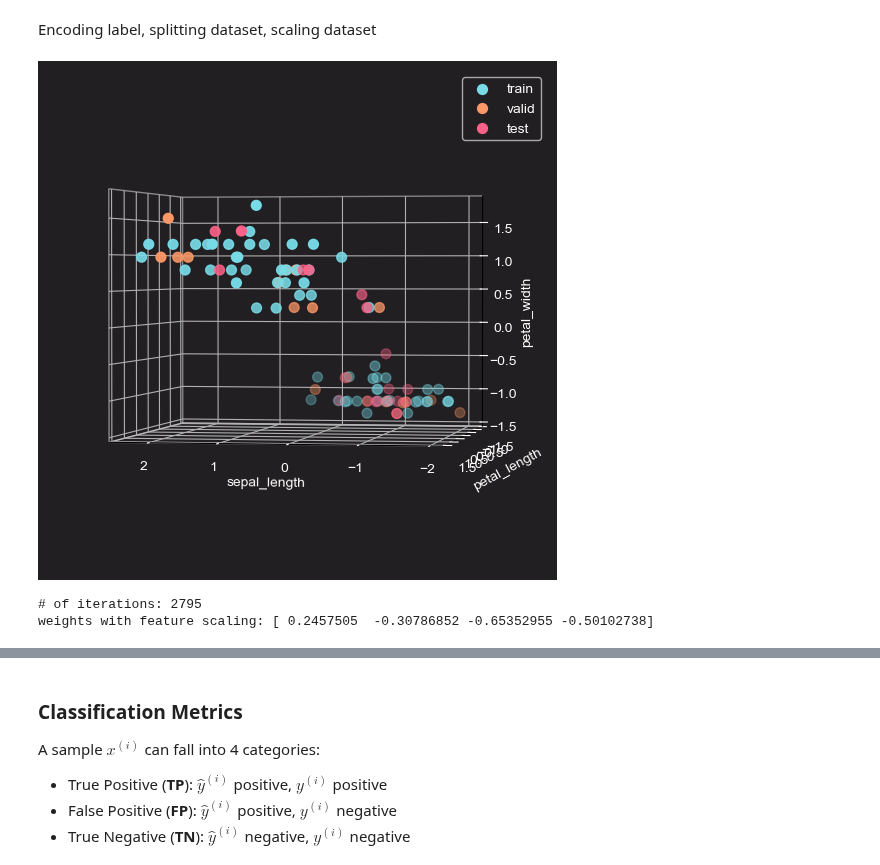
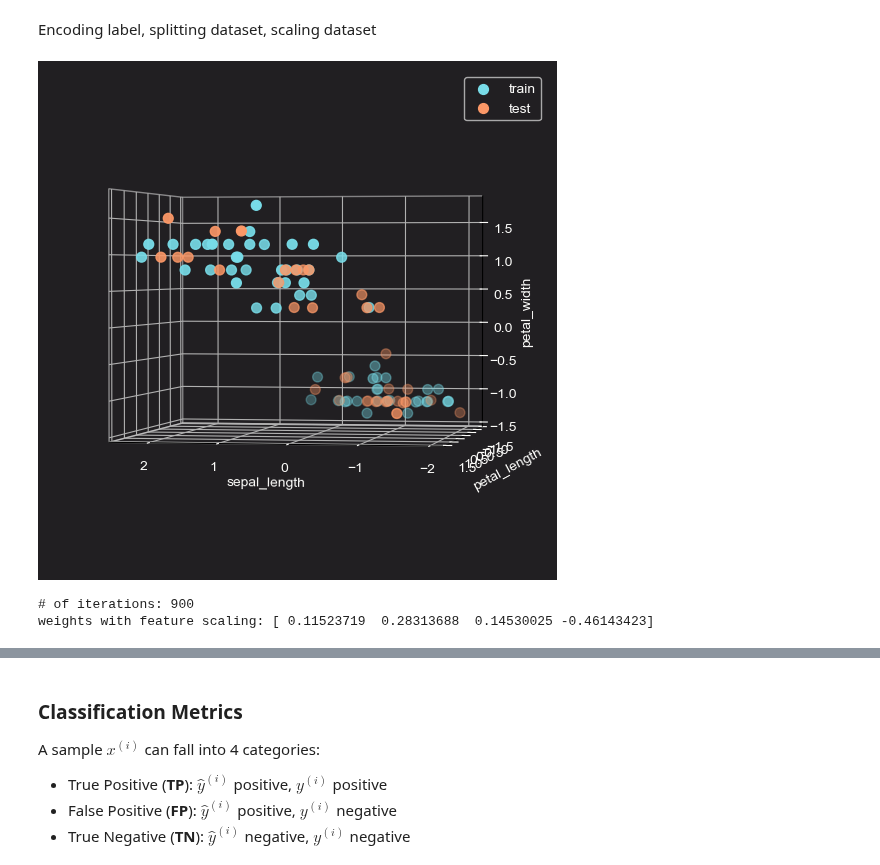
Before and after one commit to jakecreate/machine-learning-from-scratch, a Jupyter notebook: notebooks/1_fundamentals_of_supervised_learning.ipynb, the cells around one changed output, grey strips where cells are left out. Cells and saved outputs as stored; diff of their text form; code cells hidden in the pictures.

```diff
--- a/notebooks/1_fundamentals_of_supervised_learning.ipynb
+++ b/notebooks/1_fundamentals_of_supervised_learning.ipynb
@@ -743,53 +743,52 @@ Encoding label, splitting dataset, scaling dataset
 # %%
 y = np.where(y == 'Iris-setosa', 1, 0)
 np.random.seed(SEED-2)
-X_train, y_train, _X, _y = train_test_split(X, y, 0.6)
-X_valid, y_valid, X_test, y_test = train_test_split(_X, _y, 0.5)
+X_train, y_train, X_test, y_test = train_test_split(X, y, 0.6)
 
 scaler = StandardScaler(X_train)
 X_train_scaled = scaler.scale(X_train)
-X_valid_scaled = scaler.scale(X_valid)
 X_test_scaled = scaler.scale(X_test)
 # %%
 
 fig = plt.figure(figsize=(7, 5))
 ax = fig.add_subplot(projection='3d')
 
-X_scaled_list = [X_train_scaled, X_valid_scaled, X_test_scaled]
-y_list = [y_train, y_valid, y_test]
+X_scaled_list = [X_train_scaled, X_test_scaled]
+y_list = [y_train, y_test]
 axis_list = [ax.xaxis, ax.yaxis, ax.zaxis]
 
-name_list = ['train', 'valid', 'test']
+name_list = ['train', 'test']
 c_list = ['blue', 'orange', 'red']
 
 for i, X in enumerate(X_scaled_list):
      ax.scatter(X[:, 0], X[:, 1], X[:, 2], c=c_[c_list[i]], s=50, label=name_list[i])
 
 for i, axis in enumerate(axis_list):
     axis.pane.fill = False
 
 ax.set_xlabel(col_label[0])
 ax.set_ylabel(col_label[1])
 ax.set_zlabel(col_label[2])
 
 ax.grid(True)
 ax.legend()
 ax.set_title('')
 fig.subplots_adjust(left=0, right=1, bottom=0, top=1)
 ax.view_init(elev=1, azim=100)
 # %% [output]
-[figure, old version]
+[figure, new version]
 # %%
+np.random.seed(316)
 X_train_scaled1 = add_ones(X_train_scaled)
 
 w_rand = np.random.rand(X_train_scaled1.shape[1])
 w_rand[0] = np.random.rand(1)[0] # bias unit set to 0
-
-w, cost_list, grad_list = logreg_gradient_descent(X_train_scaled1, y_train, w_rand, threshold=0.0001)
+temp_max_iter = 900
+w, cost_list, grad_list = logreg_gradient_descent(X_train_scaled1, y_train, w_rand, threshold=0.0001, max_iter=temp_max_iter) # for imperfect metrics
 print(f'weights with feature scaling: {w}')
 # %% [output]
-# of iterations: 2795
-weights with feature scaling: [ 0.2457505  -0.30786852 -0.65352955 -0.50102738]
+# of iterations: 900
+weights with feature scaling: [ 0.11523719  0.28313688  0.14530025 -0.46143423]
 # %%
 fig, ax = plt.subplots(figsize=(7, 5))
 
```
Also changed, not shown: parts of 16 cells of this notebook, 1 other file.
